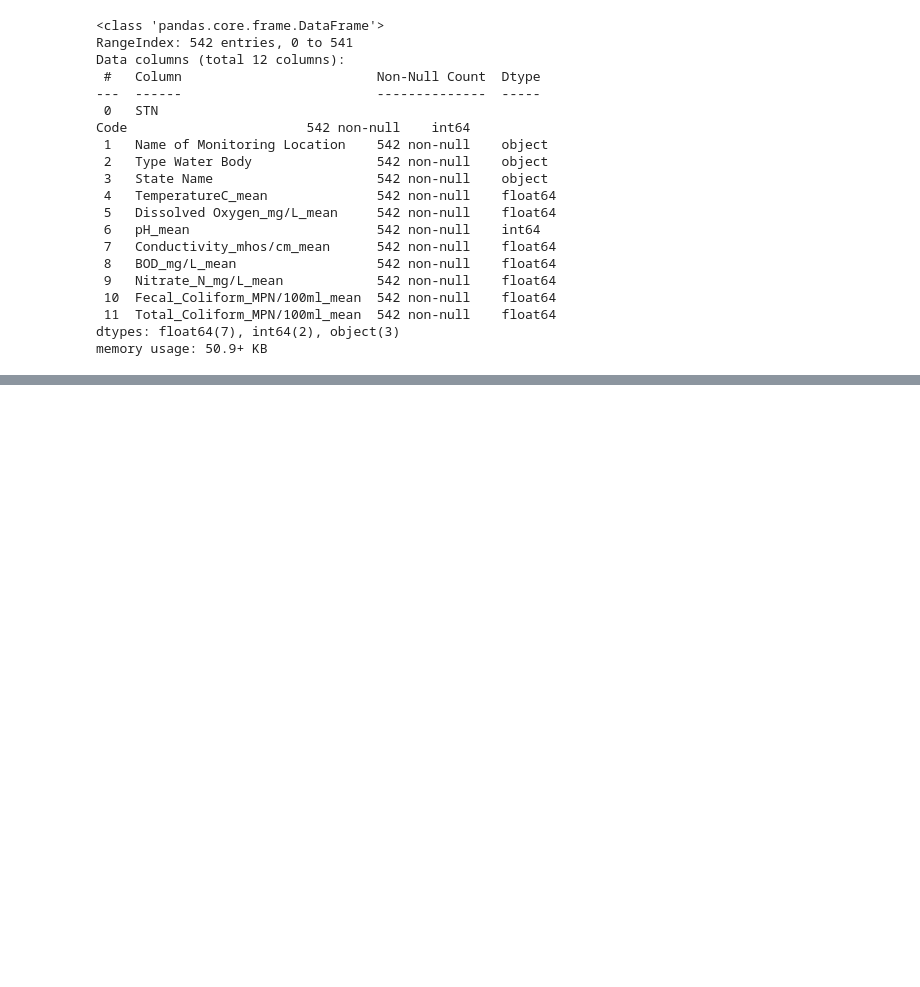
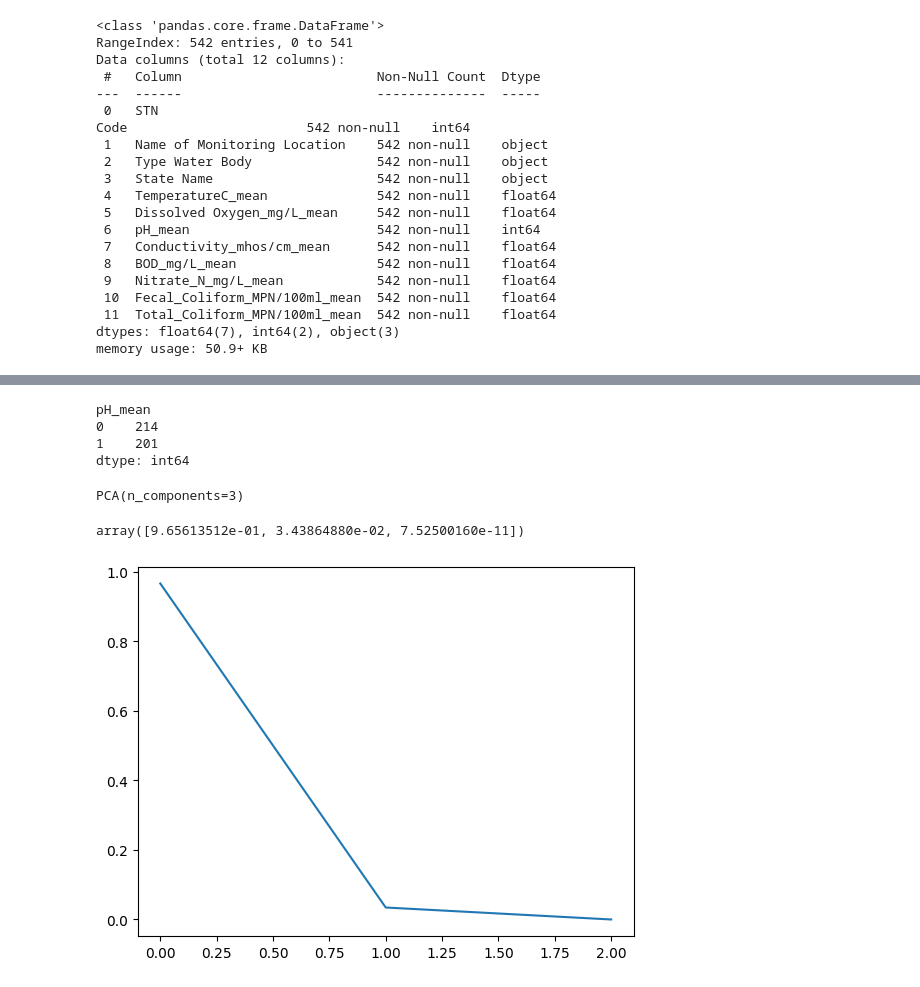
Before and after one commit to Lopera47/indianlakes_machinelearning, a Jupyter notebook: Binary_class.ipynb, the cells around one changed output, grey strips where cells are left out. Cells and saved outputs as stored; diff of their text form; code cells hidden in the pictures; blank space fills up the shorter version.

Commit message:
All data preprocessing done

```diff
--- a/Binary_class.ipynb
+++ b/Binary_class.ipynb
@@ -89,0 +123,42 @@ memory usage: 50.9+ KB
+# %%
+# New dataset
+y_bal = pd.DataFrame(y_bal)
+y_bal.columns = ['pH_mean']
+y_bal.groupby("pH_mean").size()
+# The new class 1 (acid) = 48.4%, whereas the class 0 (base) = 51.5%
+# Be careful when you are under or over sampling the dataset, because this behavior could be the real behavior in our dataset.
+# %% [output]
+pH_mean
+0    214
+1    201
+dtype: int64
+# %%
+# First I need to split the data
+from sklearn.model_selection import train_test_split
+
+X_train, X_test, y_train, y_test = train_test_split(X_bal, y_bal, test_size = 0.2, random_state = 0)
+# %%
+# Split Train between train and validate / 83 is the 20% of the balanced dataset
+X_val = X_train[:83]
+partial_x_train = X_train[83:]
+
+y_val = y_train[:83]
+partial_y_train = y_train[83:]
+# %%
+# I dont normalize due to binary, but I need apply PCA
+from sklearn.decomposition import PCA
+pca = PCA(n_components=3) # parametro opcional de numero de componentes
+pca.fit(partial_x_train) # aplicad aa datos de entrenamiento
+# %% [output]
+PCA(n_components=3)
+# %%
+# Number of information that contributes each component
+pca.explained_variance_ratio_
+# %% [output]
+array([9.65613512e-01, 3.43864880e-02, 7.52500160e-11])
+# %%
+# Understand the number of sufficient components
+plt.plot(range(len(pca.explained_variance_)), pca.explained_variance_ratio_)
+plt.show()
+# %% [output]
+[figure, added]
```
Also changed, not shown: parts of 6 cells of this notebook.
